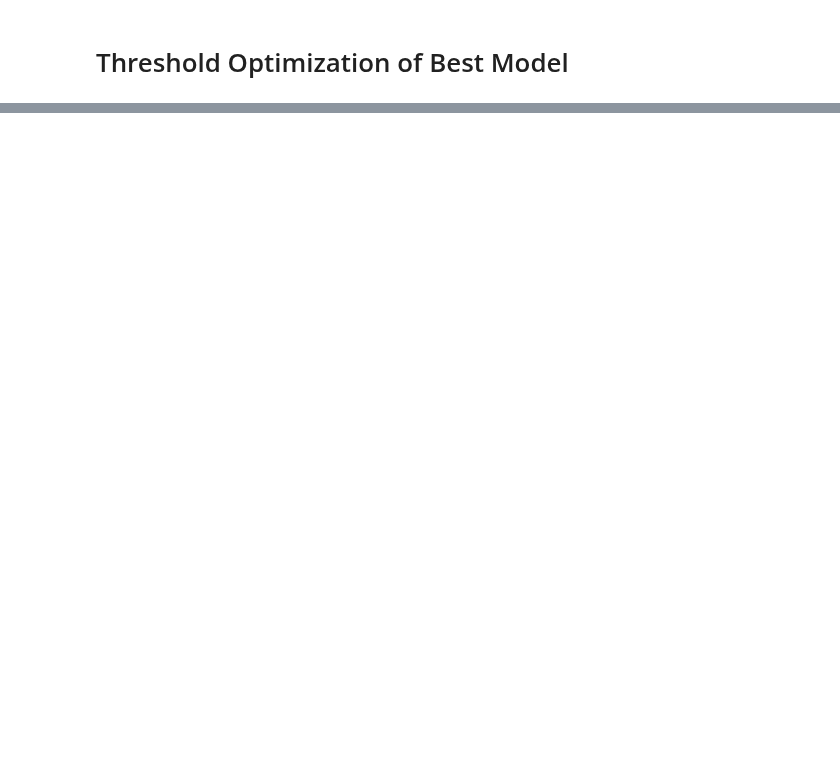
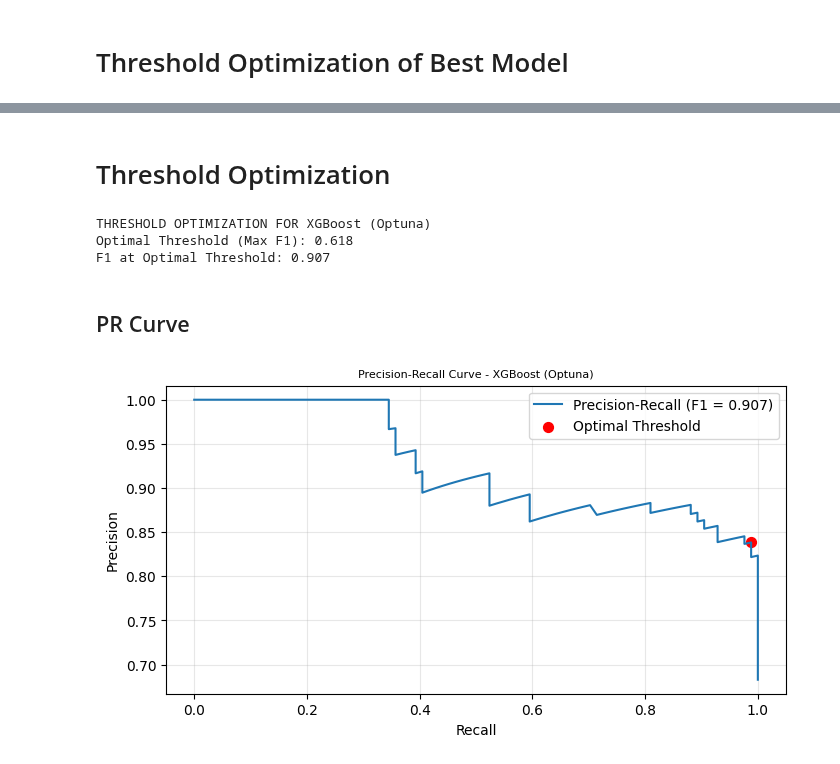
Before and after one commit to tshihab07/Intelligent-Loan-Approval-Prediction-System, a Jupyter notebook: notebookes/model_SelectionAndAnalysis.ipynb, the cells around one changed output, grey strips where cells are left out. Drawn from its saved outputs; the diff is of its cells as text; code cells hidden in the pictures; blank space fills up the shorter version.

Commit message:
feat: implement threshold optimization for model classification

```diff
--- a/notebookes/model_SelectionAndAnalysis.ipynb
+++ b/notebookes/model_SelectionAndAnalysis.ipynb
@@ -156,0 +159,33 @@ print("Overall Best Model: ", best_model)
+# %% [markdown]
+# Threshold Optimization
+# %%
+# load test probabilities
+test_proba = np.load(model_dir / "xgboost_testProba.npy")
+# %%
+# Optimize for F1-Score
+precision_curve, recall_curve, thresold_pr = precision_recall_curve(y_test, test_proba)
+f1 = 2 * (precision_curve * recall_curve) / (precision_curve + recall_curve + 1e-10)
+optimize_idx = np.argmax(f1)
+optimal_threshold = thresold_pr[optimize_idx]
+# %%
+print(f"THRESHOLD OPTIMIZATION FOR {best_model}")
+print(f"Optimal Threshold (Max F1): {optimal_threshold:.3f}")
+print(f"F1 at Optimal Threshold: {f1[optimize_idx]:.3f}")
+# %% [output]
+THRESHOLD OPTIMIZATION FOR XGBoost (Optuna)
+Optimal Threshold (Max F1): 0.618
+F1 at Optimal Threshold: 0.907
+# %% [markdown]
+## PR Curve
+# %%
+plt.figure(figsize=(8, 4))
+plt.plot(recall_curve, precision_curve, label=f'Precision-Recall (F1 = {f1[optimize_idx]:.3f})')
+plt.scatter(recall_curve[optimize_idx], precision_curve[optimize_idx], color='red', s=50, label='Optimal Threshold')
+plt.xlabel('Recall')
+plt.ylabel('Precision')
+plt.title(f'Precision-Recall Curve - {best_model}', fontsize=8)
+plt.legend()
+plt.grid(True, alpha=0.3)
+plt.show()
+# %% [output]
+[figure, added]
```
Also changed, not shown: parts of 2 cells of this notebook.
